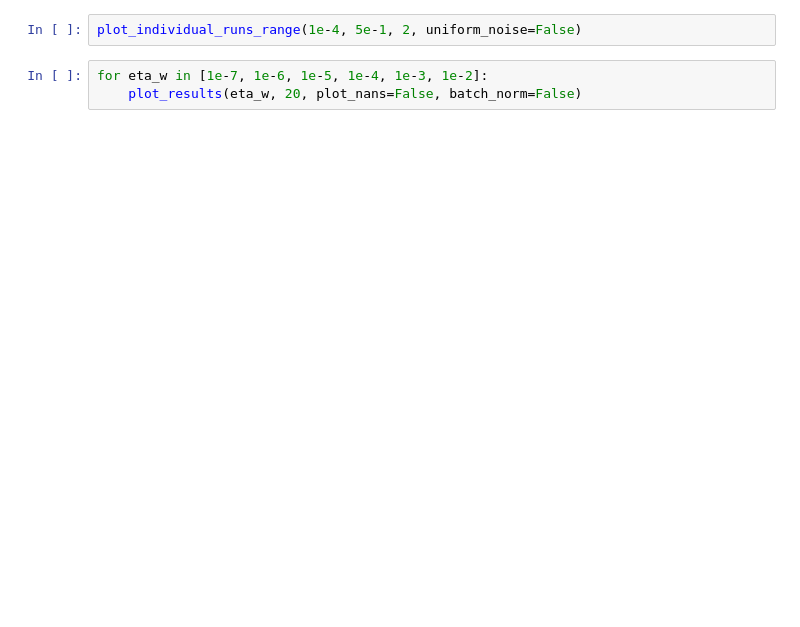
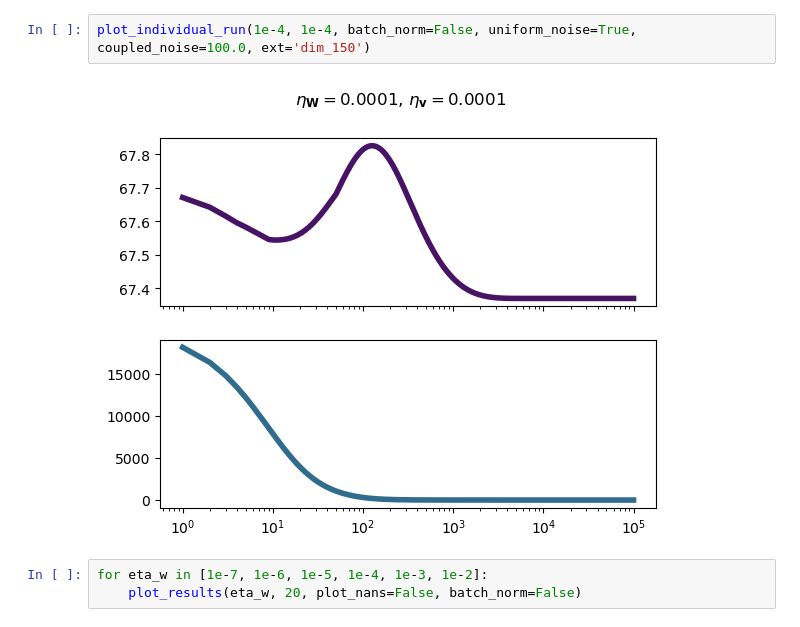
Before and after one commit to filipekstrm/early_stopping_double_descent, a Jupyter notebook: Visualize results.ipynb, the cells around one changed output. Saved outputs shown, nothing was run; the diff lists cells and outputs as text; blank space fills up the shorter version.

```diff
--- a/Visualize results.ipynb
+++ b/Visualize results.ipynb
@@ -329,5 +376,7 @@ plot_results(1e-4, 20, batch_norm=False, uniform_noise=False, plot_nans=False)
 # %%
-plot_individual_runs_range(1e-4, 5e-1, 2, uniform_noise=False)
+plot_individual_run(1e-4, 1e-4, batch_norm=False, uniform_noise=True, coupled_noise=100.0, ext='dim_150')
+# %% [output]
+[figure, added]
 # %%
 for eta_w in [1e-7, 1e-6, 1e-5, 1e-4, 1e-3, 1e-2]:
     plot_results(eta_w, 20, plot_nans=False, batch_norm=False)
```
Also changed, not shown: parts of 5 cells of this notebook, 5 other files.
